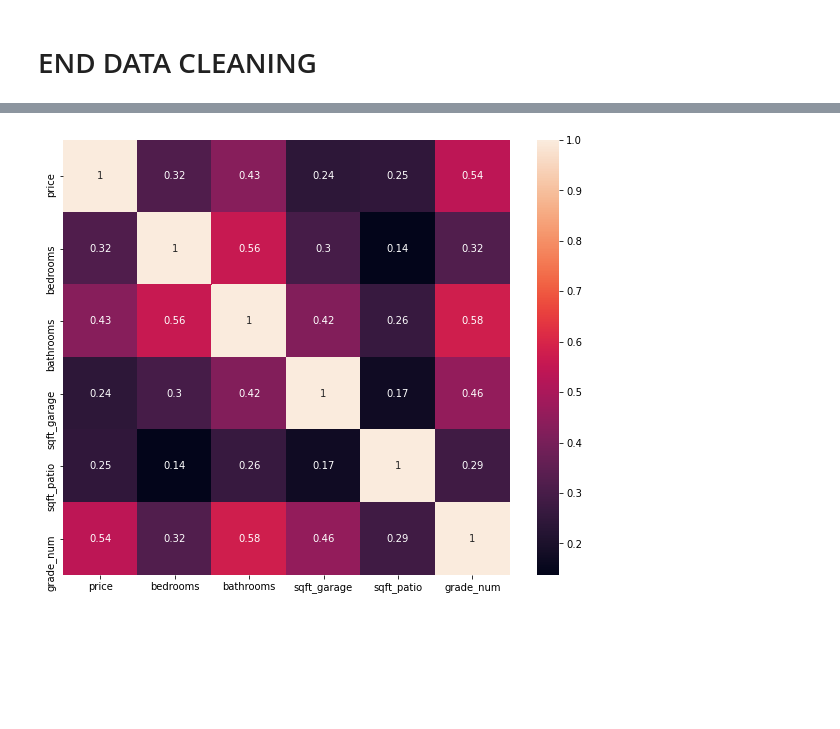
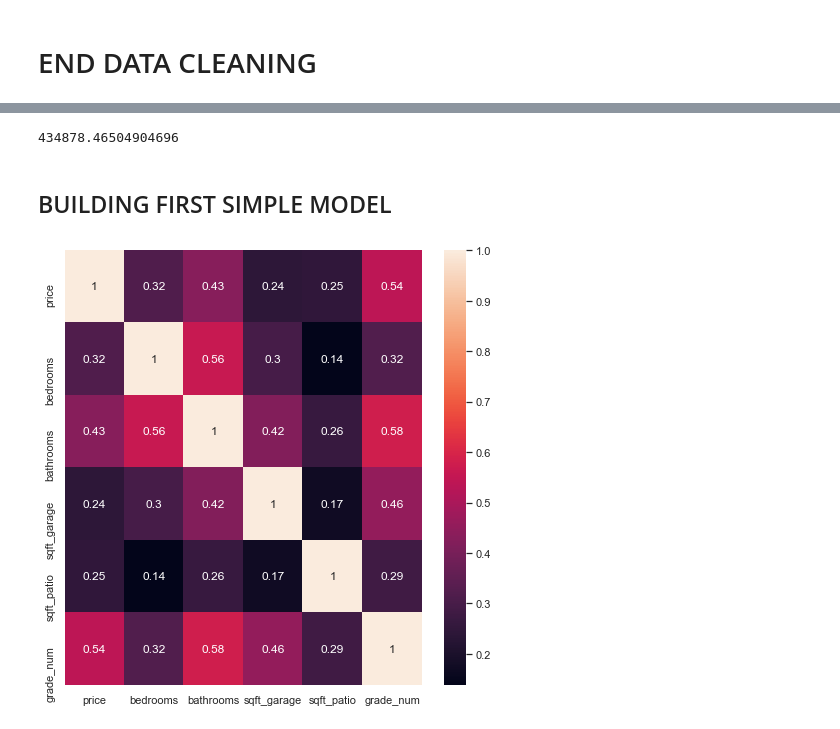
Before and after one commit to russelltblanch1993/PSRproject2, a Jupyter notebook: test_notebook_pas_3.ipynb, the cells around one changed output, grey strips where cells are left out. Cells and saved outputs as stored; diff of their text form; code cells hidden in the pictures; blank space fills up the shorter version.

```diff
--- a/test_notebook_pas_3.ipynb
+++ b/test_notebook_pas_3.ipynb
@@ -22,6 +22,7 @@ import matplotlib.ticker as ticker
 import seaborn as sns
 import scipy.stats as stats
 import statsmodels.api as sm
+
 from statsmodels.formula.api import ols
 from sklearn.preprocessing import OrdinalEncoder
 from statsmodels.graphics import regressionplots
@@ -33,7 +34,10 @@ from sklearn import datasets, linear_model
 from sklearn.feature_selection import RFECV
 from sklearn.preprocessing import StandardScaler
 from itertools import combinations
-from sklearn.metrics import r2_score
+from sklearn.metrics import mean_squared_error, r2_score, median_absolute_error
+from statsmodels.tools.eval_measures import rmse
+
+sns.set(font_scale = 1)
 # %%
 # Import main dataset as dataframe
 
@@ -109 +111,5 @@ df_model_iqr = df_model[df_model['price'] < upper]
+# %%
+# Removing prices outside the lower and upper bounds
+
+df_model_iqr = df_model[(df_model['price'] > lower) & (df_model['price'] < upper)]
 # %%
@@ -122,8 +196,19 @@ df_model_iqr.head()
+# %%
+# Calculate and return root-mean-square-error (RMSE)
+
+ypred = dummy_model.predict(X)
+
+rmse = rmse(y, ypred)
+rmse
+# %% [output]
+434878.46504904696
+# %% [markdown]
+## BUILDING FIRST SIMPLE MODEL
 # %%
-# Correlation heatmap for intial cleansed dataset
+# Correlation heatmap to identify variable most correlated with price
 
-fig, ax = plt.subplots(figsize=(10, 8))
+fig, ax = plt.subplots(figsize=(8, 8))
 
 sns.heatmap(df_model_iqr.corr(), annot=True);
 # %% [output]
-[figure, old version]
+[figure, new version]
```
Also changed, not shown: parts of 18 cells of this notebook.
